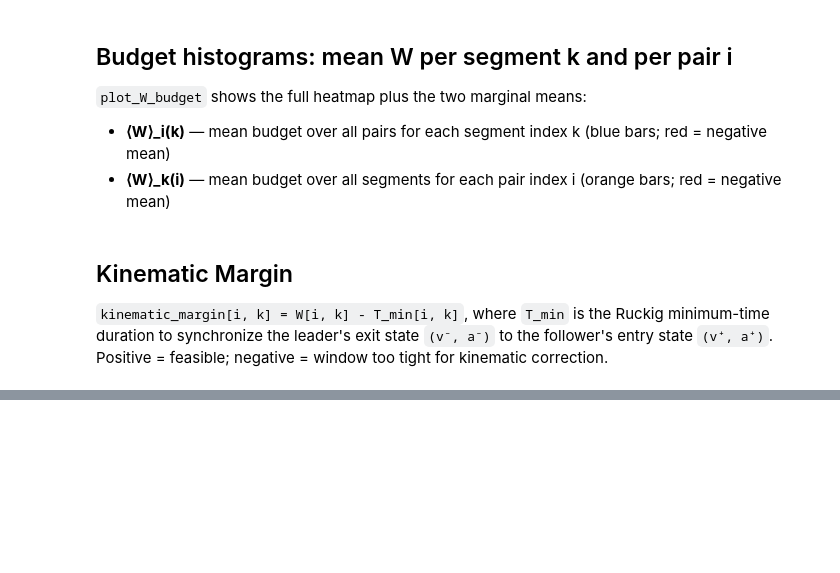
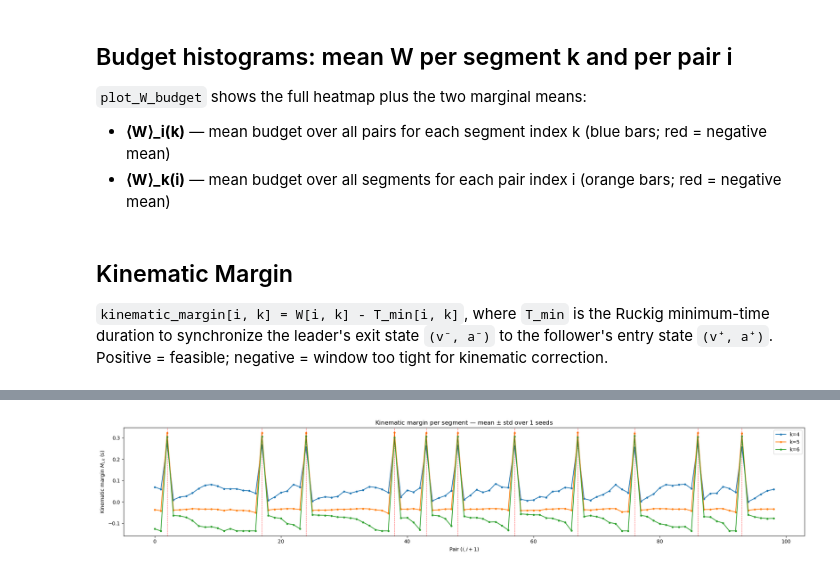
Before and after one commit to JvPost/Portfolio, a Jupyter notebook: ksb/notebooks/plot_segment_events.ipynb, the cells around one changed output, grey strips where cells are left out. Drawn from its saved outputs; the diff is of its cells as text; code cells hidden in the pictures; blank space fills up the shorter version.

Commit message:
analyzing margins as function of pairs.

```diff
--- a/ksb/notebooks/plot_segment_events.ipynb
+++ b/ksb/notebooks/plot_segment_events.ipynb
@@ -200,0 +200,38 @@ print(result.skip_indices + 1)
+# %%
+seeds = range(1)
+margins = []
+
+for seed in seeds:
+    result = sim.run(seed=seed)
+    margins.append(result.segment_sync_response.kinematic_margin)
+
+margins = np.stack(margins)  # shape: (n_seeds, n_pairs, n_segments)
+n_segments = margins.shape[2]
+
+mean_M = margins.mean(axis=0)
+std_M = margins.std(axis=0)
+
+fig, ax = plt.subplots(figsize=(20, 4))
+
+for k in range(4, n_segments):
+# for k in range(n_segments):
+    ax.plot(mean_M[:, k], label=f'k={k}', marker='.')
+    ax.fill_between(
+        range(mean_M.shape[0]),
+        mean_M[:, k] - std_M[:, k],
+        mean_M[:, k] + std_M[:, k],
+        alpha=0.2
+    )
+
+# skip indices from last run as a representative example
+for skip in result.skip_indices:
+    ax.axvline(x=skip, color='red', linestyle='--', linewidth=0.8, alpha=0.7)
+
+ax.set_xlabel("Pair $(i, i+1)$")
+ax.set_ylabel("Kinematic margin $M_{i,k}$ (s)")
+ax.set_title(f"Kinematic margin per segment — mean $\\pm$ std over {len(seeds)} seeds")
+ax.legend()
+plt.tight_layout()
+plt.show()
+# %% [output]
+[figure, added]
```
Also changed, not shown: parts of 6 cells of this notebook, 4 other files.
